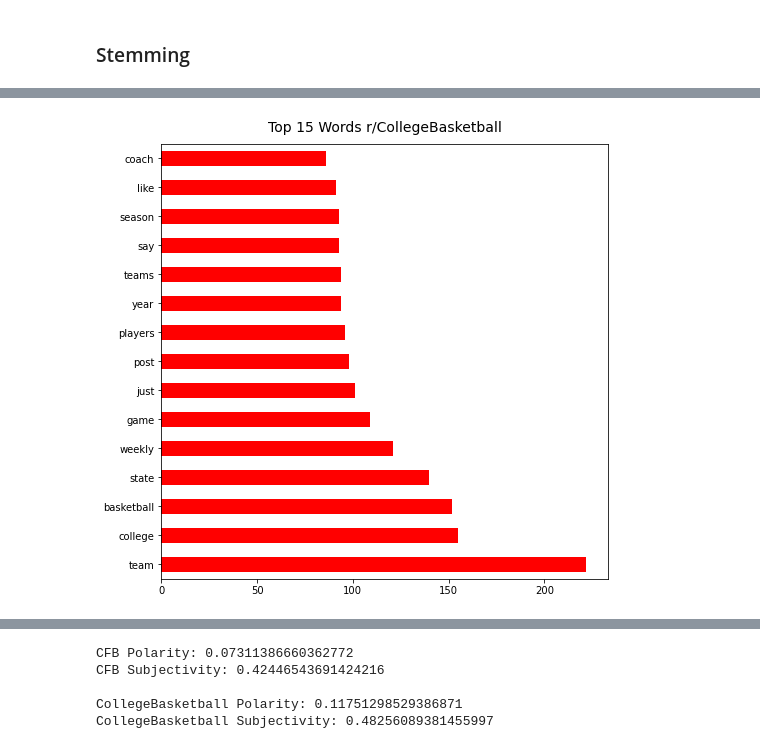
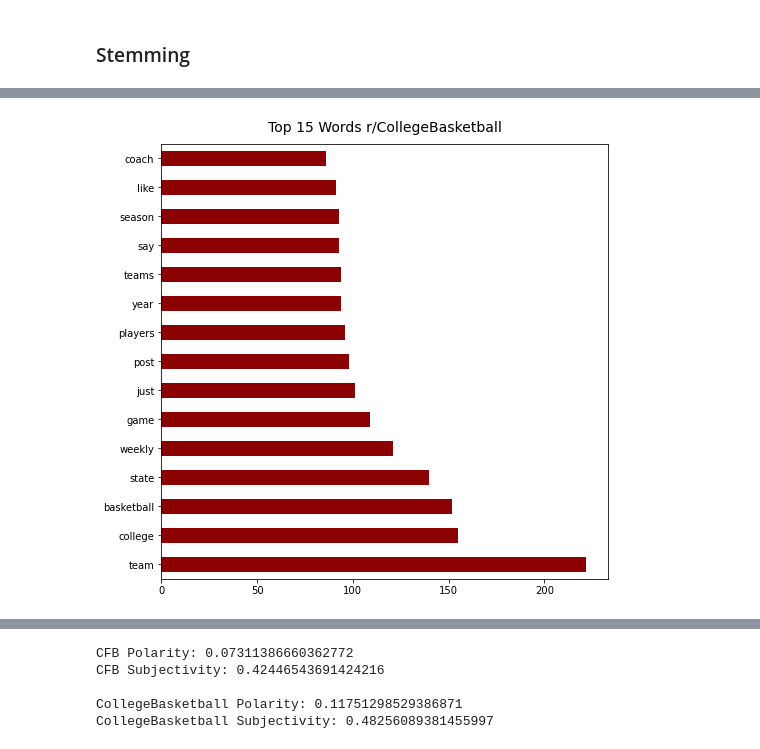
Before and after one commit to anthonyzurke/project-3, a Jupyter notebook: code/Cleaning and EDA.ipynb, the cells around one changed output, grey strips where cells are left out. Saved outputs shown, nothing was run; the diff lists cells and outputs as text; code cells hidden in the pictures.

```diff
--- a/code/Cleaning and EDA.ipynb
+++ b/code/Cleaning and EDA.ipynb
@@ -214,10 +220,10 @@ ax.set_title('Top 15 Words r/CFB', fontsize = 14, pad = 12);
 # %%
 bball_15 = df_bball_cvec.sum().sort_values(ascending = False).head(15)
 fig, ax = plt.subplots(figsize = (8, 8))
-bball_15.plot(kind = 'barh', color = 'red')
+bball_15.plot(kind = 'barh', color = 'darkred')
 ax.set_title('Top 15 Words r/CollegeBasketball', fontsize = 14, pad = 12);
 # %% [output]
-[figure, old version]
+[figure, new version]
 # %%
 cvec = CountVectorizer(stop_words = 'english',
                        strip_accents = 'ascii',
```
Also changed, not shown: parts of 11 cells of this notebook, 2 other files.
